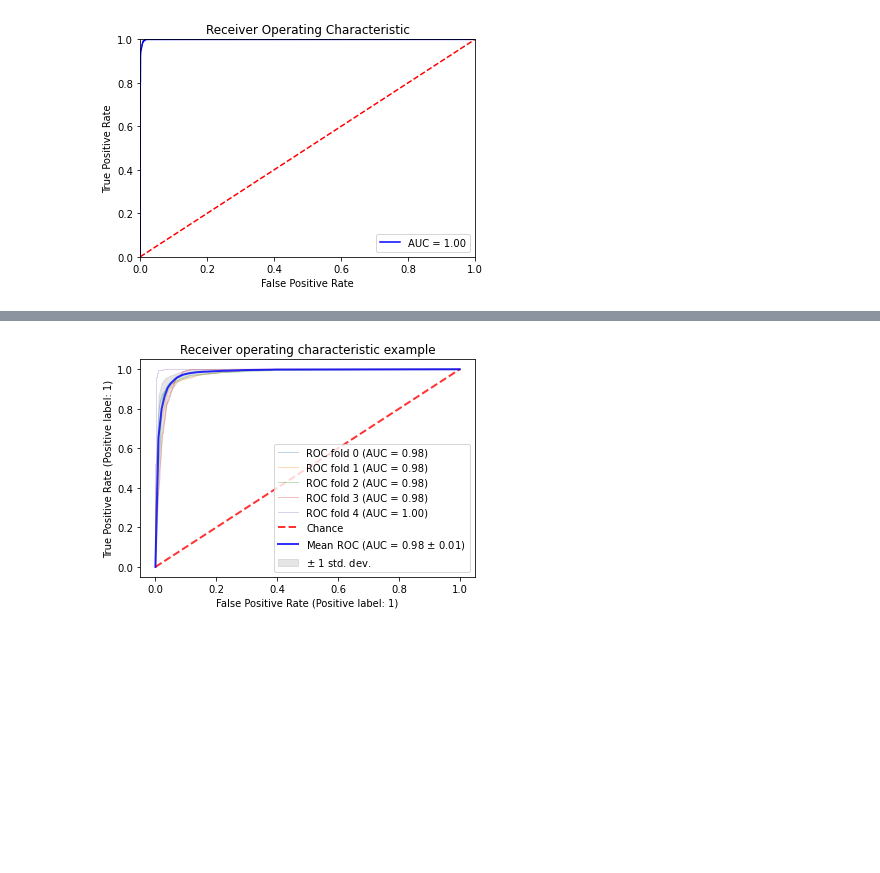
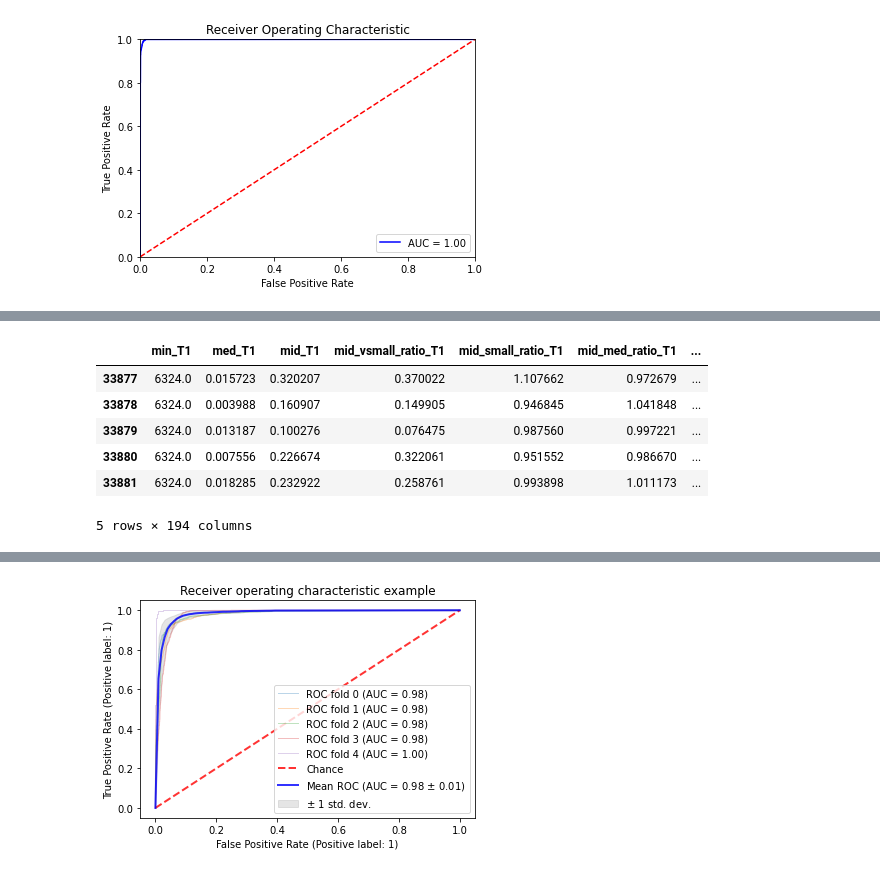
Before and after one commit to ellenwang1/ew-honoursthesis, a Jupyter notebook: Code/Untitled1.ipynb, the cells around one changed output, grey strips where cells are left out. Cells and saved outputs as stored; diff of their text form; code cells hidden in the pictures; blank space fills up the shorter version.

```diff
--- a/Code/Untitled1.ipynb
+++ b/Code/Untitled1.ipynb
@@ -337,0 +379,12 @@ array([  0.5,   1.5,   2.5,   3.5,   4.5,   5.5,   6.5,   7.5,   8.5,
+# %%
+dataset_combined = dataset_pd.copy()
+dataset_combined['Lacune'] = Y_train
+dataset_combined.tail()
+# %% [output]
+|  | min_T1 | med_T1 | mid_T1 | mid_vsmall_ratio_T1 | mid_small_ratio_T1 | mid_med_ratio_T1 | ... |
+| 33877 | 6324.0 | 0.015723 | 0.320207 | 0.370022 | 1.107662 | 0.972679 | ... |
+| 33878 | 6324.0 | 0.003988 | 0.160907 | 0.149905 | 0.946845 | 1.041848 | ... |
+| 33879 | 6324.0 | 0.013187 | 0.100276 | 0.076475 | 0.987560 | 0.997221 | ... |
+| 33880 | 6324.0 | 0.007556 | 0.226674 | 0.322061 | 0.951552 | 0.986670 | ... |
+| 33881 | 6324.0 | 0.018285 | 0.232922 | 0.258761 | 0.993898 | 1.011173 | ... |
+5 rows × 194 columns
```
Also changed, not shown: parts of 23 cells of this notebook, 2 other files.
